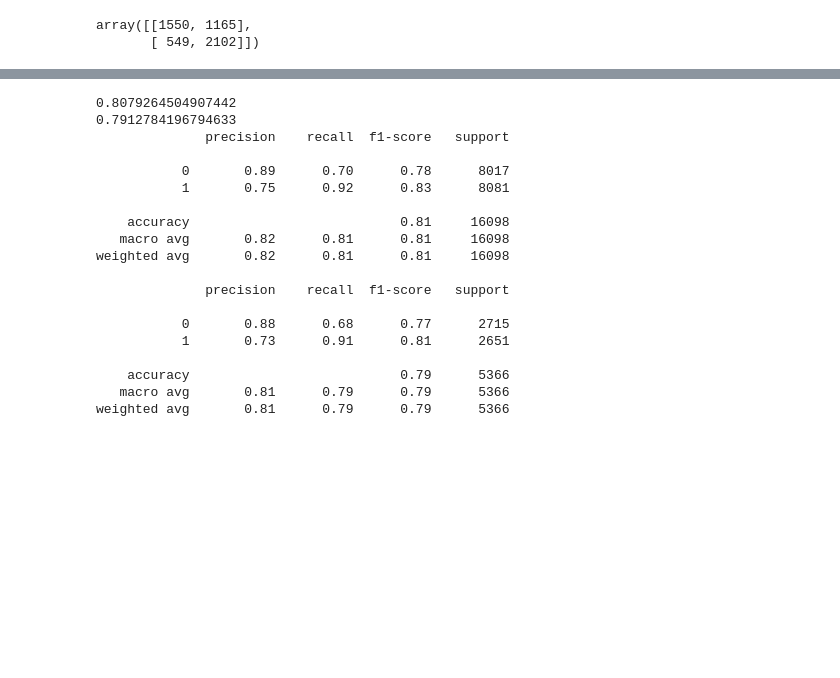
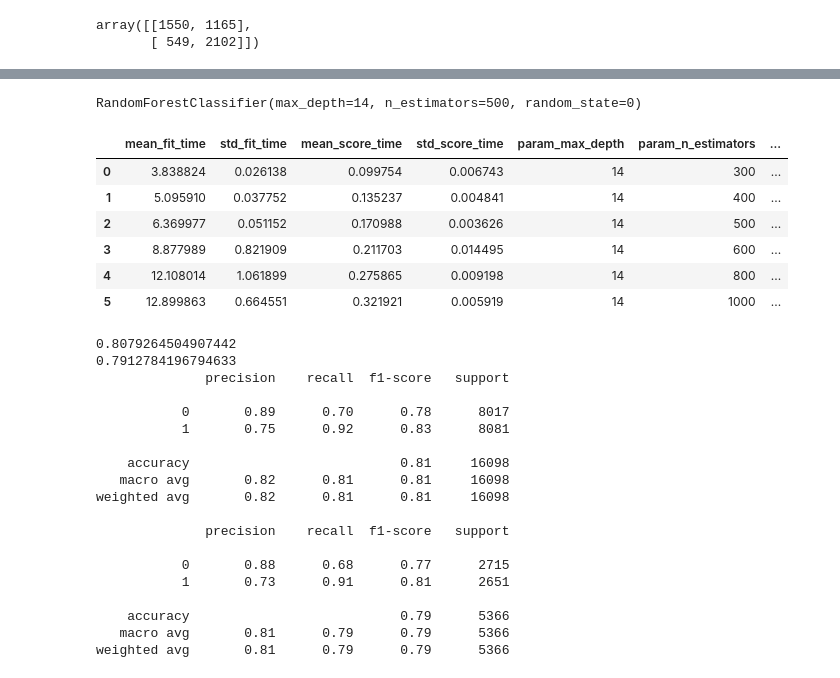
Before and after one commit to Encore-SKN-9/ml_4team, a Jupyter notebook: ml.ipynb, the cells around one changed output, grey strips where cells are left out. Drawn from its saved outputs; the diff is of its cells as text; code cells hidden in the pictures; blank space fills up the shorter version.

```diff
--- a/ml.ipynb
+++ b/ml.ipynb
@@ -268 +337,21 @@ array([[1550, 1165],
+# %%
+skf = StratifiedKFold(n_splits=5)
+rf_clf = RandomForestClassifier(random_state=0)
+params = {
+    "max_depth": [14],
+    "n_estimators": [300, 400, 500, 600, 800, 1000]
+}
+gscv_rf = GridSearchCV (rf_clf, params, scoring ='accuracy', cv = skf)
+gscv_rf.fit(X_train, y_train)
+print(gscv_rf.best_estimator_)
+pd.DataFrame(gscv_rf.cv_results_)
+# %% [output]
+RandomForestClassifier(max_depth=14, n_estimators=500, random_state=0)
+|  | mean_fit_time | std_fit_time | mean_score_time | std_score_time | param_max_depth | param_n_estimators | ... |
+| 0 | 3.838824 | 0.026138 | 0.099754 | 0.006743 | 14 | 300 | ... |
+| 1 | 5.095910 | 0.037752 | 0.135237 | 0.004841 | 14 | 400 | ... |
+| 2 | 6.369977 | 0.051152 | 0.170988 | 0.003626 | 14 | 500 | ... |
+| 3 | 8.877989 | 0.821909 | 0.211703 | 0.014495 | 14 | 600 | ... |
+| 4 | 12.108014 | 1.061899 | 0.275865 | 0.009198 | 14 | 800 | ... |
+| 5 | 12.899863 | 0.664551 | 0.321921 | 0.005919 | 14 | 1000 | ... |
 # %%
```
Also changed, not shown: parts of 11 cells of this notebook.
